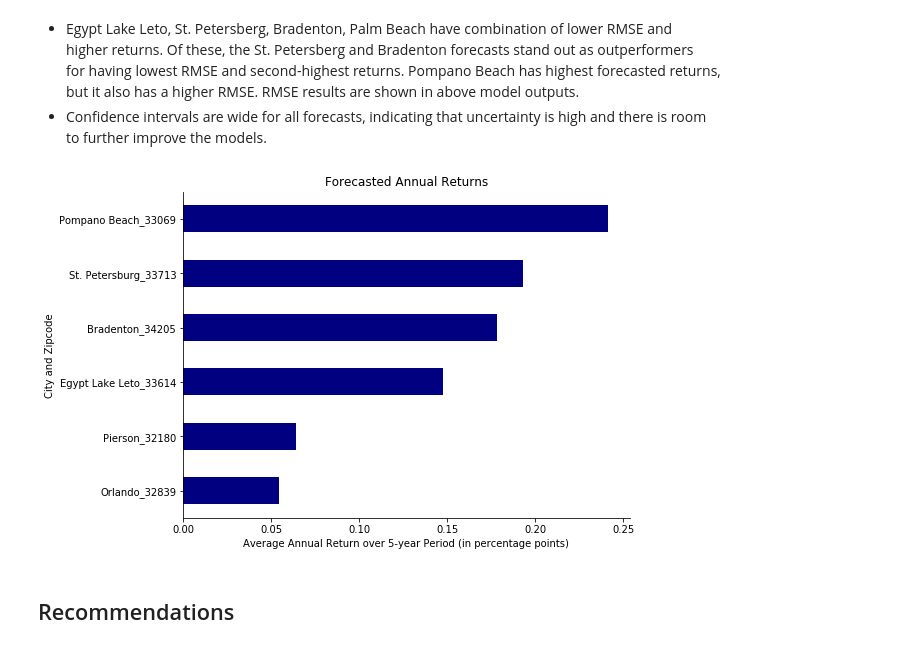
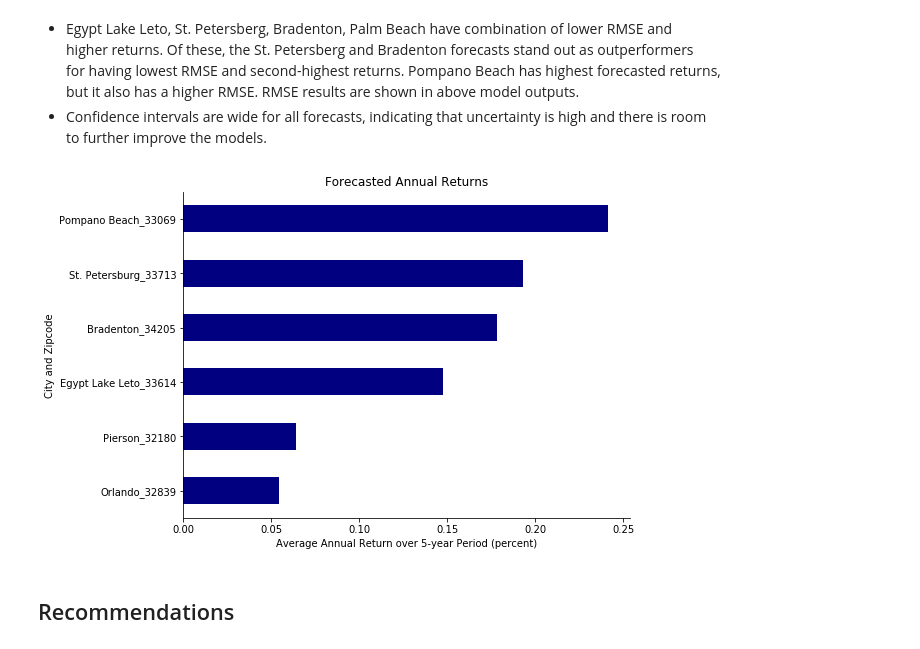
Before and after one commit to magalisolimano/time-series, a Jupyter notebook: notebook.ipynb, the cells around one changed output. Saved outputs shown, nothing was run; the diff lists cells and outputs as text; code cells hidden in the pictures.

```diff
--- a/notebook.ipynb
+++ b/notebook.ipynb
@@ -1045,7 +1045,7 @@ def get_forecasts(name, train, test, model_output, steps=36):
     # Format y-axis range
     ax.yaxis.set_ticks(np.arange(-0.3, 0.7, 0.1))
     # Set axes labels
-    ax.set_ylabel('Annual return (percentage points)')
+    ax.set_ylabel('Annual return (percent)')
     ax.set_xlabel('')
     # Format ticks
     ax.yaxis.set_major_formatter(StrMethodFormatter('{x:,.2f}'))
@@ -1631,24 +1631,24 @@ to further improve the models.
 # %%
 # Plot forecasted annual returns over 5y period
 # Create figure and set size
 fig, ax = plt.subplots(figsize=(8,6))
 # Plot mean forecasted returns
 forecasts_df['mean'].sort_values(ascending=True).plot(kind='barh', color='navy',
                                                       ax=ax)
 
 # Format axes
 plt.ylabel('City and Zipcode')
-plt.xlabel('Average Annual Return over 5-year Period (in percentage points)')
+plt.xlabel('Average Annual Return over 5-year Period (percent)')
 
 # Remove top, right borders
 ax.spines['top'].set_visible(False)
 ax.spines['right'].set_visible(False)
 
 # Set title
 plt.title('Forecasted Annual Returns')
 plt.show()
 # %% [output]
-[figure, old version]
+[figure, new version]
 # %% [markdown]
 ## Recommendations
 # %% [markdown]
```
Also changed, not shown: parts of 13 cells of this notebook.
